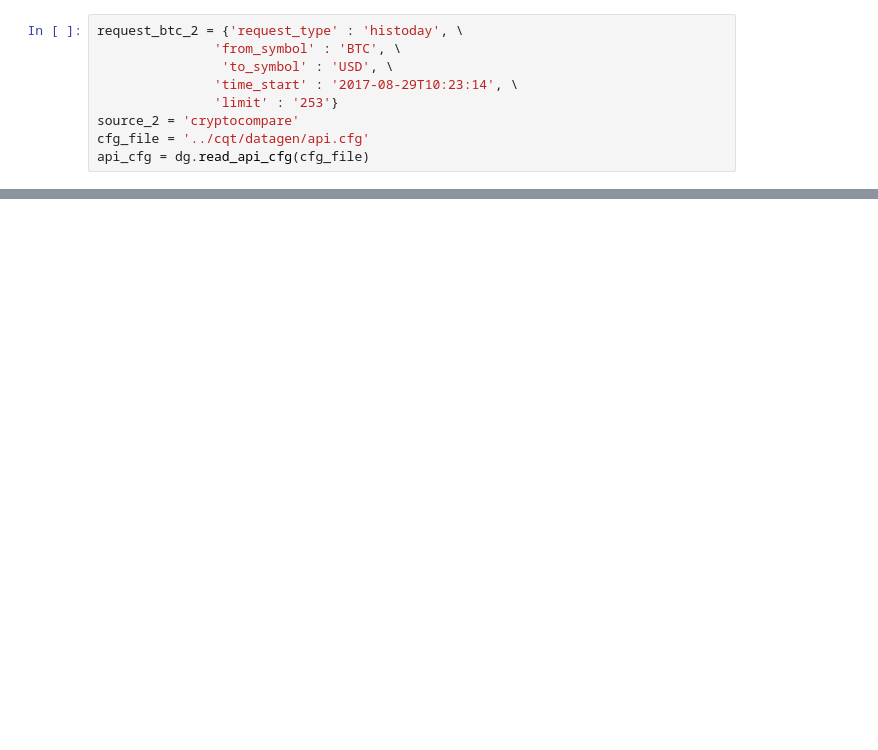
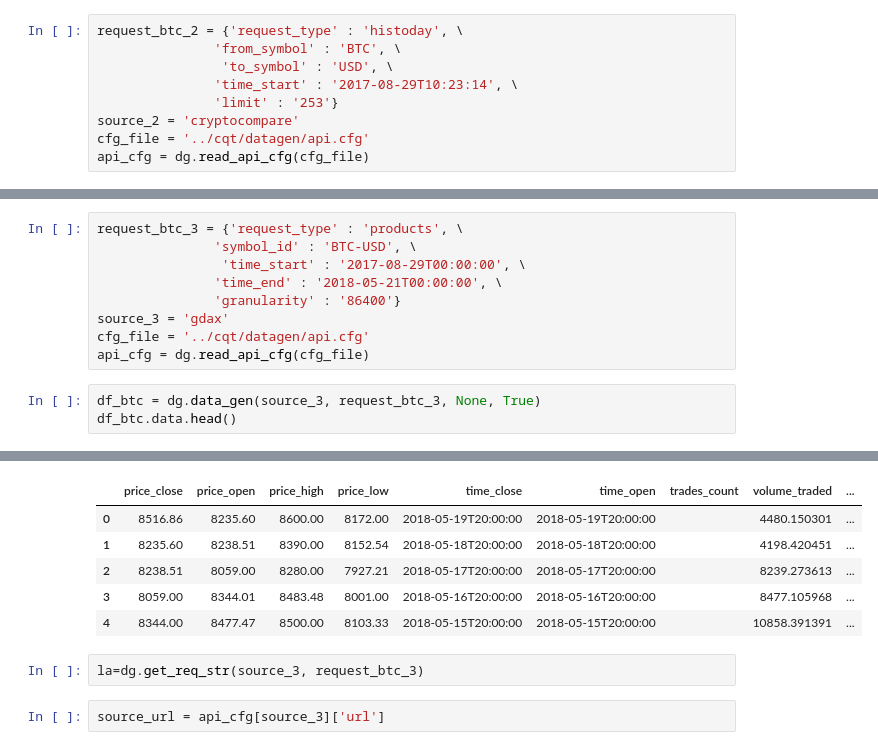
Before and after one commit to MasslessAI/crypto_index, a Jupyter notebook: notebooks/example_datagen_v2.ipynb, the cells around one changed output, grey strips where cells are left out. Saved outputs shown, nothing was run; the diff lists cells and outputs as text; blank space fills up the shorter version.

Commit message:
add gdax api

```diff
--- a/notebooks/example_datagen_v2.ipynb
+++ b/notebooks/example_datagen_v2.ipynb
@@ -51,0 +52,13 @@ https://min-api.cryptocompare.com/data/histoday?fsym=BTC&tsym=USD&limit=253&toTS
+# %%
+request_btc_3 = {'request_type' : 'products', \
+               'symbol_id' : 'BTC-USD', \
+                'time_start' : '2017-08-29T00:00:00', \
+               'time_end' : '2018-05-21T00:00:00', \
+               'granularity' : '86400'}
+source_3 = 'gdax'
+cfg_file = '../cqt/datagen/api.cfg'
+api_cfg = dg.read_api_cfg(cfg_file)
+# %%
+df_btc = dg.data_gen(source_3, request_btc_3, None, True)
+df_btc.data.head()
+# %% [output]
@@ -51,0 +66,10 @@ https://min-api.cryptocompare.com/data/histoday?fsym=BTC&tsym=USD&limit=253&toTS
+|  | price_close | price_open | price_high | price_low | time_close | time_open | trades_count | volume_traded | ... |
+| 0 | 8516.86 | 8235.60 | 8600.00 | 8172.00 | 2018-05-19T20:00:00 | 2018-05-19T20:00:00 |  | 4480.150301 | ... |
+| 1 | 8235.60 | 8238.51 | 8390.00 | 8152.54 | 2018-05-18T20:00:00 | 2018-05-18T20:00:00 |  | 4198.420451 | ... |
+| 2 | 8238.51 | 8059.00 | 8280.00 | 7927.21 | 2018-05-17T20:00:00 | 2018-05-17T20:00:00 |  | 8239.273613 | ... |
+| 3 | 8059.00 | 8344.01 | 8483.48 | 8001.00 | 2018-05-16T20:00:00 | 2018-05-16T20:00:00 |  | 8477.105968 | ... |
+| 4 | 8344.00 | 8477.47 | 8500.00 | 8103.33 | 2018-05-15T20:00:00 | 2018-05-15T20:00:00 |  | 10858.391391 | ... |
+# %%
+la=dg.get_req_str(source_3, request_btc_3)
+# %%
+source_url = api_cfg[source_3]['url']
```
Also changed, not shown: parts of 7 cells of this notebook, 4 other files.
